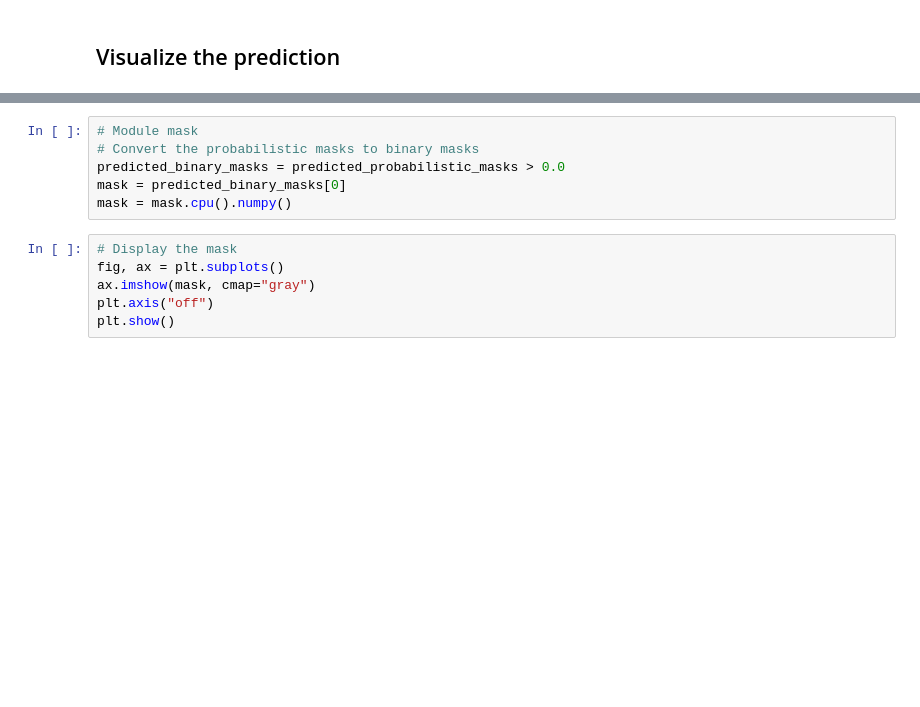
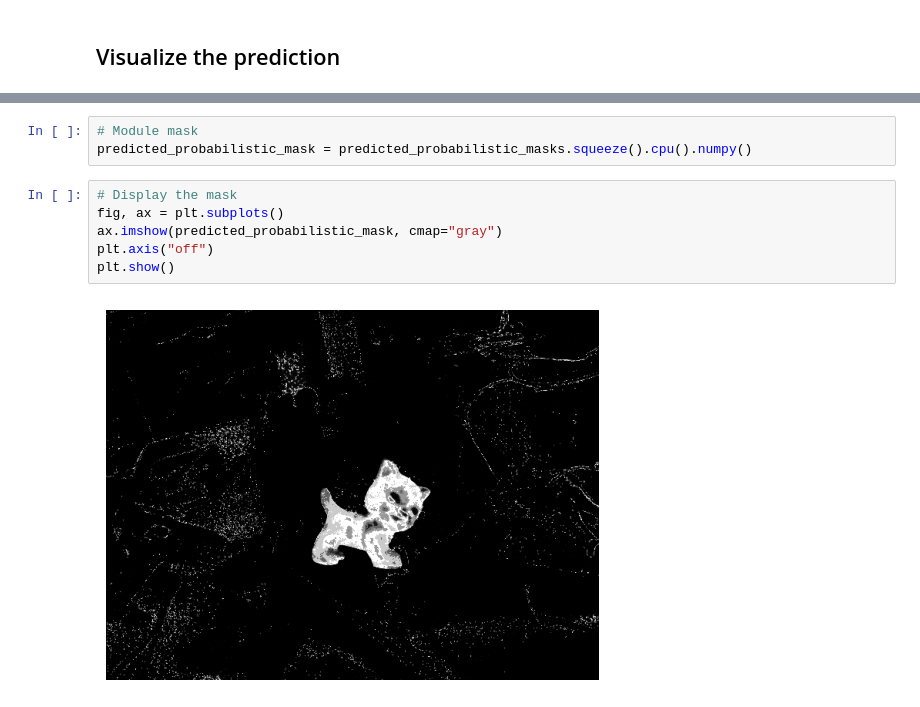
Before and after one commit to TomRavaud/Deep-Probabilistic-Segmentation, a Jupyter notebook: notebooks/model_prediction.ipynb, the cells around one changed output, grey strips where cells are left out. Drawn from its saved outputs; the diff is of its cells as text; blank space fills up the shorter version.

```diff
--- a/notebooks/model_prediction.ipynb
+++ b/notebooks/model_prediction.ipynb
@@ -116,12 +124,11 @@ plt.show()
-# %%
-# Module mask
-# Convert the probabilistic masks to binary masks
-predicted_binary_masks = predicted_probabilistic_masks > 0.0
-mask = predicted_binary_masks[0]
-mask = mask.cpu().numpy()
+# %%
+# Module mask
+predicted_probabilistic_mask = predicted_probabilistic_masks.squeeze().cpu().numpy()
 # %%
 # Display the mask
 fig, ax = plt.subplots()
-ax.imshow(mask, cmap="gray")
+ax.imshow(predicted_probabilistic_mask, cmap="gray")
 plt.axis("off")
 plt.show()
+# %% [output]
+[figure, added]
```
Also changed, not shown: parts of 3 cells of this notebook, 2 other files.
